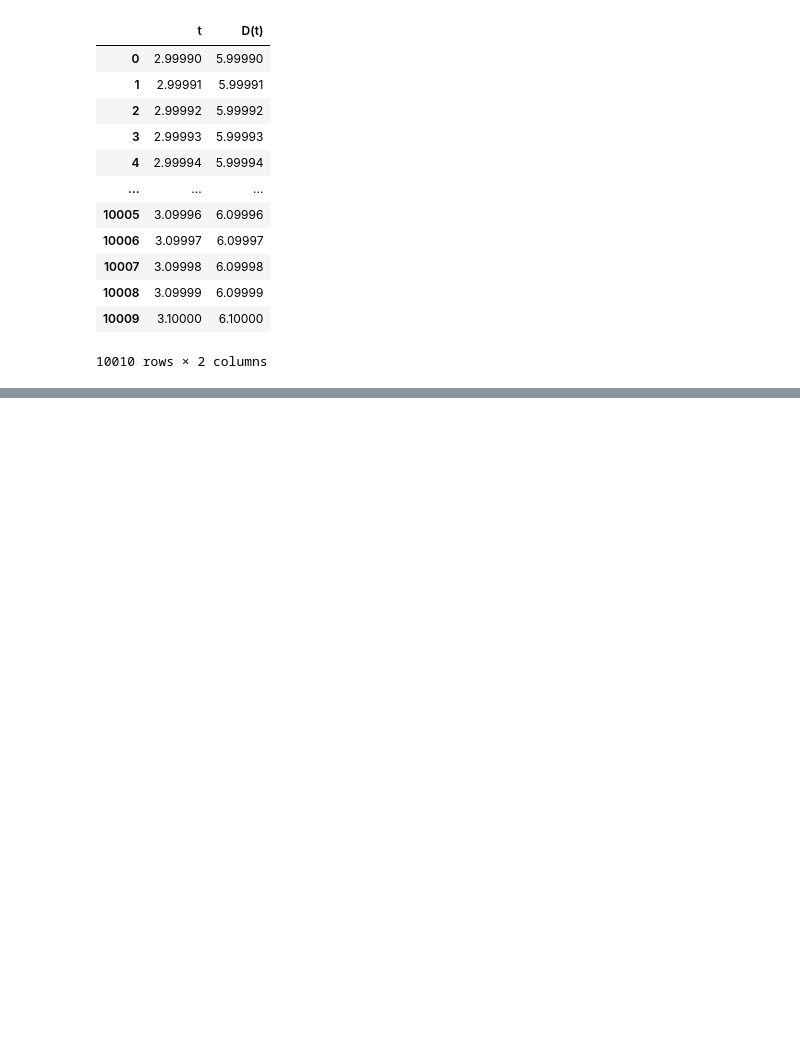
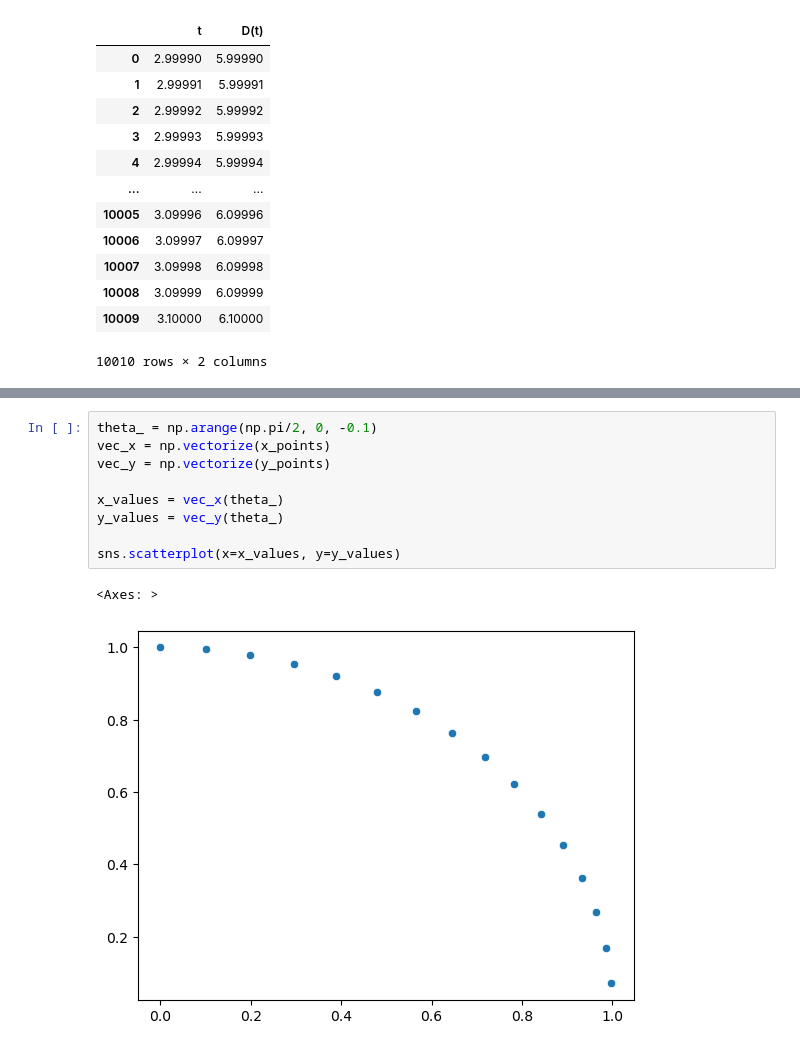
Before and after one commit to Dpbm/quantum, a Jupyter notebook: math/calculus/limits/limits.ipynb, the cells around one changed output, grey strips where cells are left out. Drawn from its saved outputs; the diff is of its cells as text; blank space fills up the shorter version.

```diff
--- a/math/calculus/limits/limits.ipynb
+++ b/math/calculus/limits/limits.ipynb
@@ -57,0 +83,12 @@ df
+# %%
+theta_ = np.arange(np.pi/2, 0, -0.1)
+vec_x = np.vectorize(x_points)
+vec_y = np.vectorize(y_points)
+
+x_values = vec_x(theta_)
+y_values = vec_y(theta_)
+
+sns.scatterplot(x=x_values, y=y_values)
+# %% [output]
+<Axes: >
+[figure, added]
```
Also changed, not shown: parts of 12 cells of this notebook, 1 other file.
